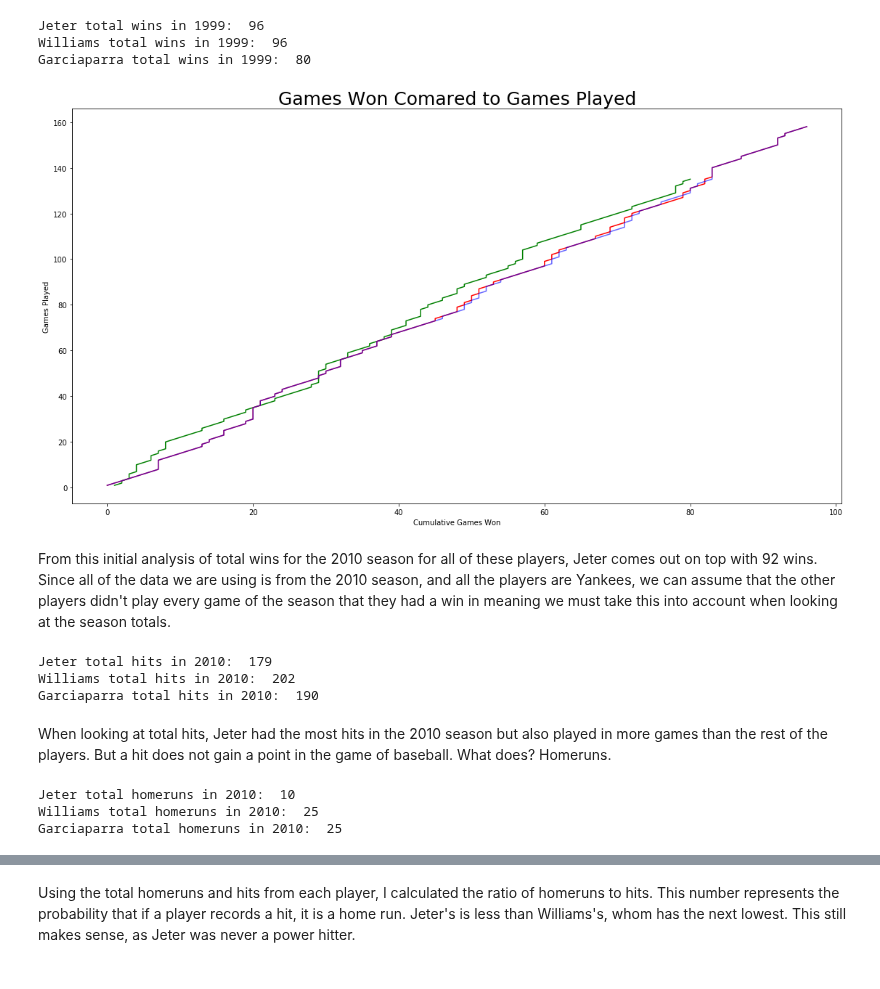
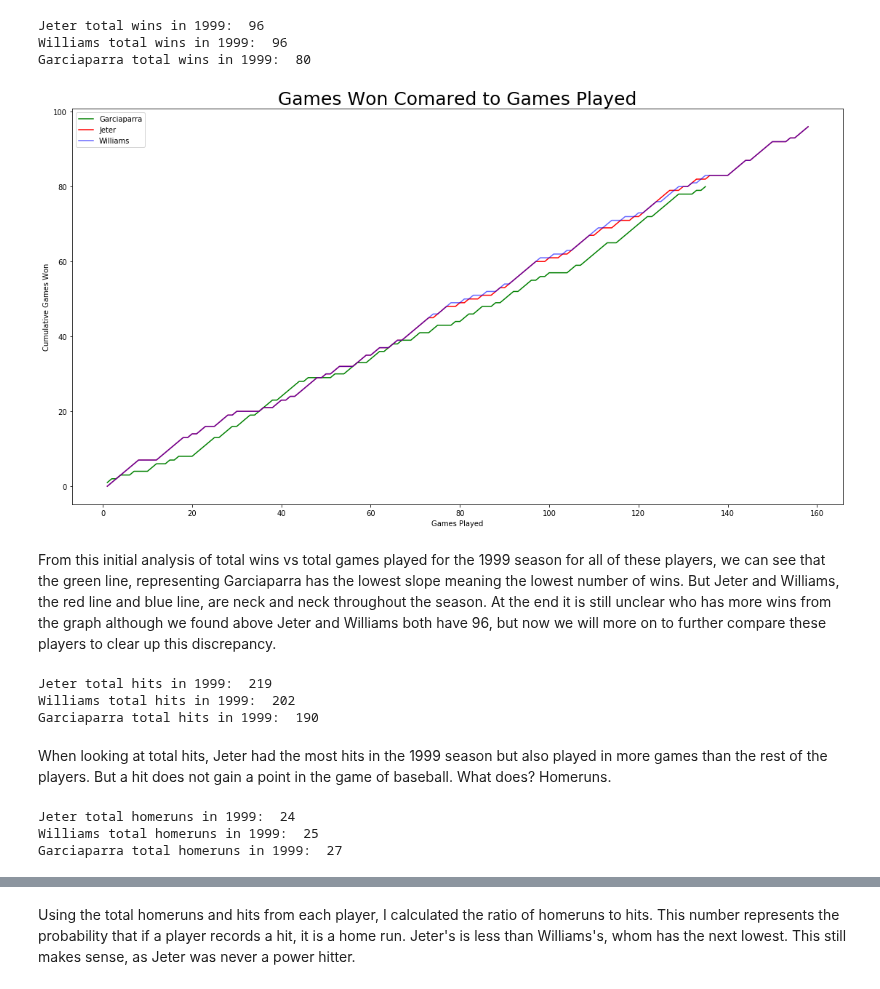
Before and after one commit to mattmaitland1/DerekJeterAnalysis, a Jupyter notebook: Project.ipynb, the cells around one changed output, grey strips where cells are left out. Cells and saved outputs as stored; diff of their text form; code cells hidden in the pictures.

```diff
--- a/Project.ipynb
+++ b/Project.ipynb
@@ -516,33 +515,33 @@ Williams total wins in 1999:  96
 Garciaparra total wins in 1999:  80
 # %%
 plt.figure(figsize=(19,10))
-
-plt.plot(np.cumsum(garciaparra['win']), garciaparra['Rk'], color = 'green')
-plt.plot(np.cumsum(jeter_1999['win']), jeter_1999['Rk'], color = 'red')
-plt.plot(np.cumsum(williams['win']), williams['Rk'], color = 'blue', alpha = 0.6)
-plt.xlabel('Cumulative Games Won')
-plt.ylabel('Games Played')
+plt.plot(garciaparra['Rk'], np.cumsum(garciaparra['win']), color = 'green', label='Garciaparra')
+plt.plot(jeter_1999['Rk'], np.cumsum(jeter_1999['win']), color = 'red', label='Jeter')
+plt.plot(williams['Rk'], np.cumsum(williams['win']), color = 'blue', alpha = 0.6, label='Williams')
+plt.ylabel('Cumulative Games Won')
+plt.xlabel('Games Played')
 plt.title('Games Won Comared to Games Played', fontsize=25)
+plt.legend()
 plt.show()
 # %% [output]
-[figure, old version]
+[figure, new version]
-# %% [markdown]
-From this initial analysis of total wins for the 2010 season for all of these players, Jeter comes out on top with 92 wins. Since all of the data we are using is from the 2010 season, and all the players are Yankees, we can assume that the other players didn't play every game of the season that they had a win in meaning we must take this into account when looking at the season totals.
+# %% [markdown]
+From this initial analysis of total wins vs total games played for the 1999 season for all of these players, we can see that the green line, representing Garciaparra has the lowest slope meaning the lowest number of wins. But Jeter and Williams, the red line and blue line, are neck and neck throughout the season. At the end it is still unclear who has more wins from the graph although we found above Jeter and Williams both have 96, but now we will more on to further compare these players to clear up this discrepancy.
 # %%
-print('Jeter total hits in 2010: ', jeter_2010.H.sum())
-print('Williams total hits in 2010: ', williams.H.sum())
-print('Garciaparra total hits in 2010: ', garciaparra.H.sum())
+print('Jeter total hits in 1999: ', jeter_1999.H.sum())
+print('Williams total hits in 1999: ', williams.H.sum())
+print('Garciaparra total hits in 1999: ', garciaparra.H.sum())
 # %% [output]
-Jeter total hits in 2010:  179
-Williams total hits in 2010:  202
-Garciaparra total hits in 2010:  190
+Jeter total hits in 1999:  219
+Williams total hits in 1999:  202
+Garciaparra total hits in 1999:  190
 # %% [markdown]
-When looking at total hits, Jeter had the most hits in the 2010 season but also played in more games than the rest of the players. But a hit does not gain a point in the game of baseball. What does? Homeruns.
+When looking at total hits, Jeter had the most hits in the 1999 season but also played in more games than the rest of the players. But a hit does not gain a point in the game of baseball. What does? Homeruns.
 # %%
-print('Jeter total homeruns in 2010: ', jeter_2010.HR.sum())
-print('Williams total homeruns in 2010: ', williams.HR.sum())
-print('Garciaparra total homeruns in 2010: ', williams.HR.sum())
+print('Jeter total homeruns in 1999: ', jeter_1999.HR.sum())
+print('Williams total homeruns in 1999: ', williams.HR.sum())
+print('Garciaparra total homeruns in 1999: ', garciaparra.HR.sum())
 # %% [output]
-Jeter total homeruns in 2010:  10
-Williams total homeruns in 2010:  25
-Garciaparra total homeruns in 2010:  25
+Jeter total homeruns in 1999:  24
+Williams total homeruns in 1999:  25
+Garciaparra total homeruns in 1999:  27
```
Also changed, not shown: parts of 10 cells of this notebook.
